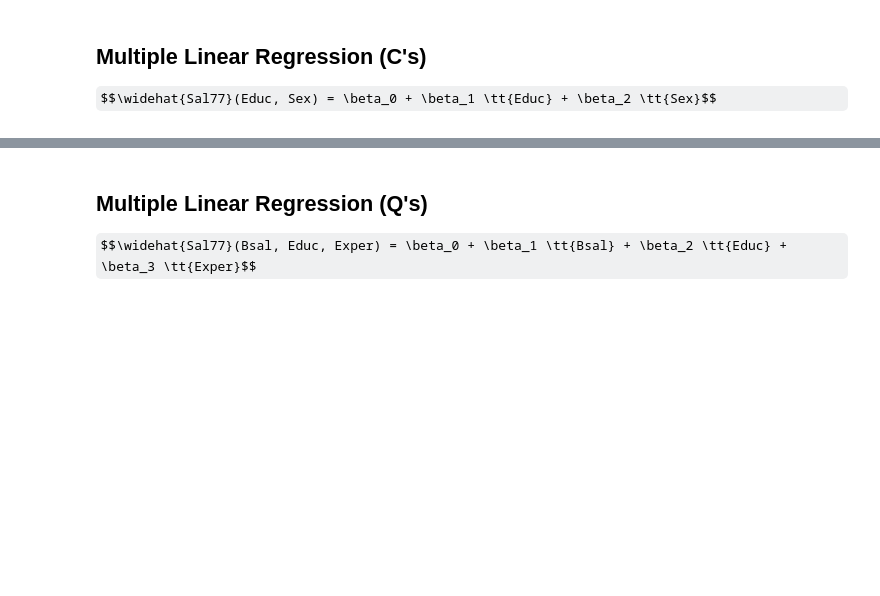
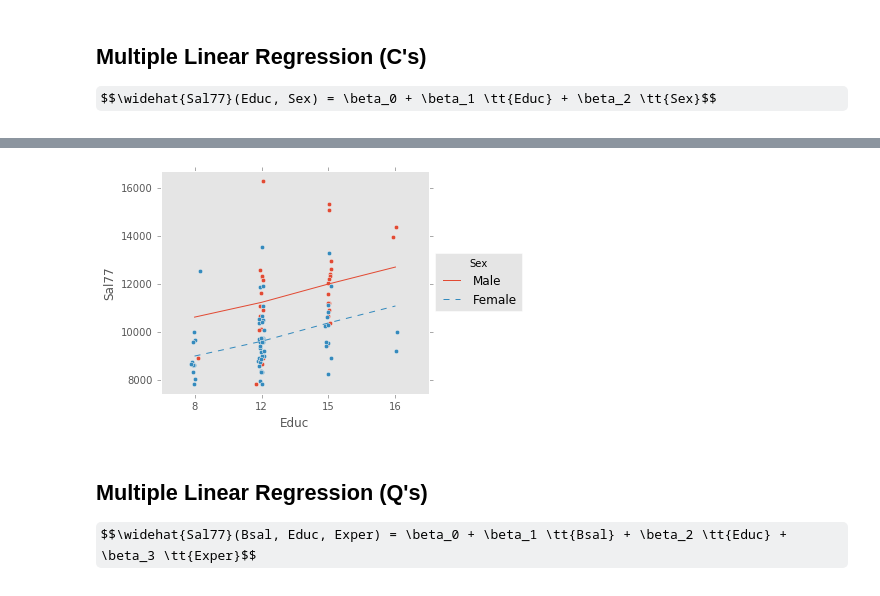
Before and after one commit to ajboyd2/salmon, a Jupyter notebook: SALMON Documentation.ipynb, the cells around one changed output, grey strips where cells are left out. Saved outputs shown, nothing was run; the diff lists cells and outputs as text; code cells hidden in the pictures; some formulas as TeX source; blank space fills up the shorter version.

```diff
--- a/SALMON Documentation.ipynb
+++ b/SALMON Documentation.ipynb
@@ -104,2 +125,4 @@ pd.concat([model.training_data, model.training_y, data], axis = 1)
 # %%
-model.training_y
+model.plot()
+# %% [output]
+[figure, added]
```
Also changed, not shown: parts of 20 cells of this notebook.
